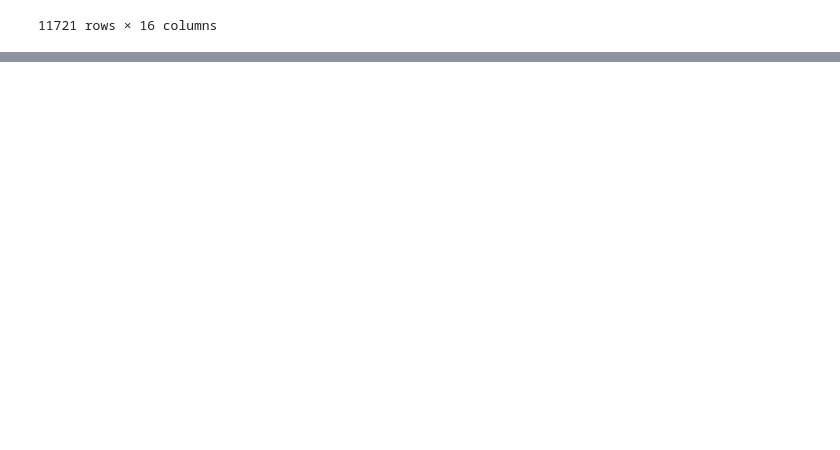
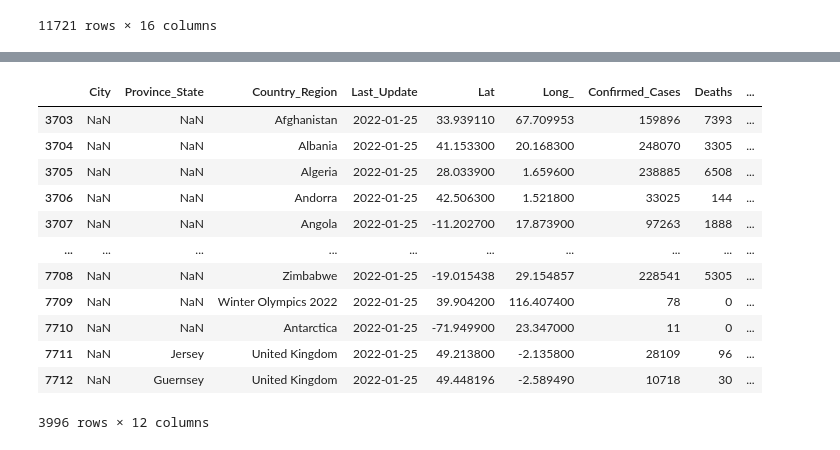
Before and after one commit to icheung487/Final_Project, a Jupyter notebook: Test_data.ipynb, the cells around one changed output, grey strips where cells are left out. Saved outputs shown, nothing was run; the diff lists cells and outputs as text; code cells hidden in the pictures; blank space fills up the shorter version.

```diff
--- a/Test_data.ipynb
+++ b/Test_data.ipynb
@@ -127,3 +186,21 @@ new_df.round(decimals)
+# %%
+#Filter by Year 2022
+twentytwo_df = new_df[new_df['Last_Update'].dt.to_period('Y') == '2022']
+twentytwo_df
+# %% [output]
+|  | City | Province_State | Country_Region | Last_Update | Lat | Long_ | Confirmed_Cases | Deaths | ... |
+| 3703 | NaN | NaN | Afghanistan | 2022-01-25 | 33.939110 | 67.709953 | 159896 | 7393 | ... |
+| 3704 | NaN | NaN | Albania | 2022-01-25 | 41.153300 | 20.168300 | 248070 | 3305 | ... |
+| 3705 | NaN | NaN | Algeria | 2022-01-25 | 28.033900 | 1.659600 | 238885 | 6508 | ... |
+| 3706 | NaN | NaN | Andorra | 2022-01-25 | 42.506300 | 1.521800 | 33025 | 144 | ... |
+| 3707 | NaN | NaN | Angola | 2022-01-25 | -11.202700 | 17.873900 | 97263 | 1888 | ... |
+| ... | ... | ... | ... | ... | ... | ... | ... | ... | ... |
+| 7708 | NaN | NaN | Zimbabwe | 2022-01-25 | -19.015438 | 29.154857 | 228541 | 5305 | ... |
+| 7709 | NaN | NaN | Winter Olympics 2022 | 2022-01-25 | 39.904200 | 116.407400 | 78 | 0 | ... |
+| 7710 | NaN | NaN | Antarctica | 2022-01-25 | -71.949900 | 23.347000 | 11 | 0 | ... |
+| 7711 | NaN | Jersey | United Kingdom | 2022-01-25 | 49.213800 | -2.135800 | 28109 | 96 | ... |
+| 7712 | NaN | Guernsey | United Kingdom | 2022-01-25 | 49.448196 | -2.589490 | 10718 | 30 | ... |
+3996 rows × 12 columns
 # %%
 # FIPS: US only. Federal Information Processing Standards code that uniquely identifies counties within the USA.
 # Admin2: County name. US only.
```
Also changed, not shown: parts of 17 cells of this notebook, 1 other file.
